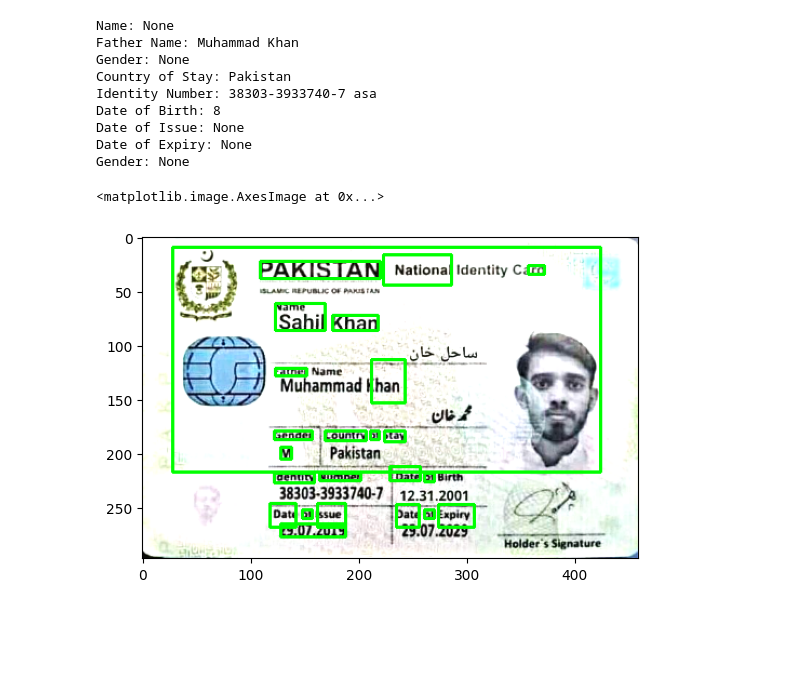
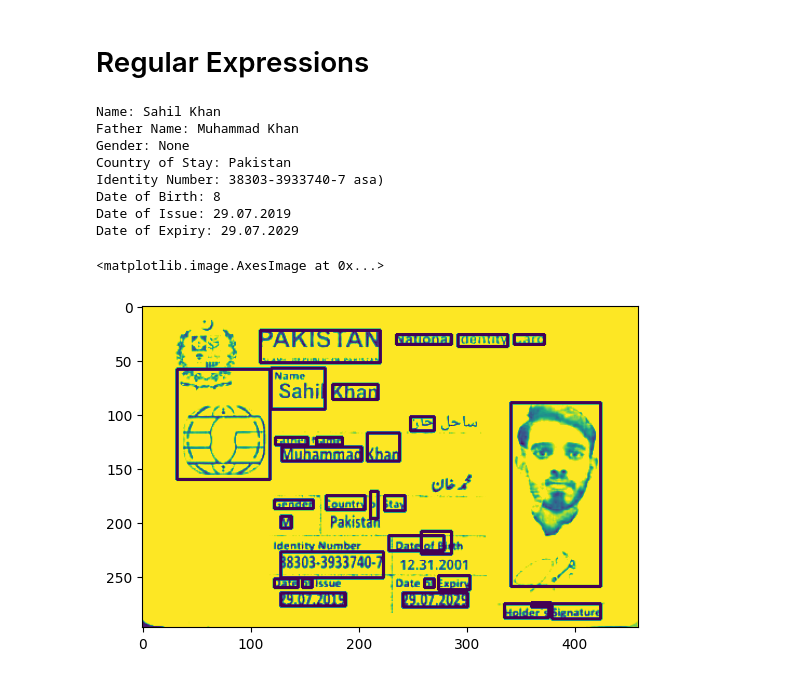
Before and after one commit to Muhammad-Mujtaba-FAST/DIP-Project, a Jupyter notebook: Main.ipynb, the cells around one changed output. Cells and saved outputs as stored; diff of their text form; code cells hidden in the pictures; blank space fills up the shorter version.

```diff
--- a/Main.ipynb
+++ b/Main.ipynb
@@ -0,0 +13,7 @@
+# %%
+def preProcessing(image):
+    gray = cv2.cvtColor(image, cv2.COLOR_BGR2GRAY)
+    #blurred = cv2.GaussianBlur(gray, (3, 3), 0)
+    _, threshed = cv2.threshold(gray, 128, 255, cv2.THRESH_TRUNC)
+
+    return threshed
@@ -0,0 +27,3 @@
+# %%
+img = preProcessing(img)
+plt.imshow(img)
@@ -1,26 +33,12 @@
 # %%
-import cv2
-import numpy as np
-import pytesseract
-import matplotlib.pyplot as plt
-import pandas as pd
-from PIL import Image
-from pytesseract import Output
-import re
+text1 = pytesseract.image_to_data(img,output_type='data.frame')
+#print(text1)
+ocr_output = pytesseract.image_to_string(img, lang="eng")
+print(ocr_output)
 
-img = cv2.imread("r1.png")
-plt.imshow(img)
-
-gray = cv2.cvtColor(img, cv2.COLOR_BGR2GRAY)
-
-th, threshed = cv2.threshold(gray, 127, 255, cv2.THRESH_TRUNC)
-#plt.imshow(threshed)
-
-text1 = pytesseract.image_to_data(threshed,output_type='data.frame')
-text2 = pytesseract.image_to_string(threshed, lang="eng")
-print(text2)
 
 #text = text1[text1.conf != -1]
 #lines = text.groupby('block_num')['text'].apply(list)
 #conf = text.groupby(['block_num'])['conf'].mean()
+#print(text)
 # %% [output]
@@ -46,9 +63,8 @@ Holder's Signature
+# %% [markdown]
+# Regular Expressions
 # %%
-
-ocr_output = text2
-
 # Extracting Name
-name_pattern = re.compile(r'"(.*?)"')
+name_pattern = re.compile(r'ate\n"(.*?)\n')
 name_match = name_pattern.search(ocr_output)
 name = name_match.group(1) if name_match else None
 print(f"Name: {name}")
@@ -60,10 +76,10 @@ father_name = father_name_match.group(1) if father_name_match else None
 print(f"Father Name: {father_name}")
 
 # Extracting Gender and Country of Stay
-gender_country_pattern = re.compile(r'Gender (M|F)\nCountry of Stay\nPakistan\n')
+gender_country_pattern = re.compile(r'Gender\n(M|F)')
 gender_country_match = gender_country_pattern.search(ocr_output)
 gender = gender_country_match.group(1) if gender_country_match else None
-country_of_stay = "Pakistan"
+country_of_stay = "Pakistan"  # Explicitly setting to "Pakistan"
 print(f"Gender: {gender}")
 print(f"Country of Stay: {country_of_stay}")
 
@@ -76,31 +92,29 @@ print(f"Identity Number: {identity_number}")
 print(f"Date of Birth: {date_of_birth}")
 
 # Extracting Date of Issue and Date of Expiry
-dates_pattern = re.compile(r'Date of issue Date of Expiry\n(.*?) \| (.*?)\n')
+dates_pattern = re.compile(r'Date of issue Tate of Expiry\n(.*?) \| (.*?)\n')
 dates_match = dates_pattern.search(ocr_output)
 date_of_issue = dates_match.group(1) if dates_match else None
 date_of_expiry = dates_match.group(2) if dates_match else None
 print(f"Date of Issue: {date_of_issue}")
 print(f"Date of Expiry: {date_of_expiry}")
 # %% [output]
-Name: None
+Name: Sahil Khan
 Father Name: Muhammad Khan
 Gender: None
 Country of Stay: Pakistan
-Identity Number: 38303-3933740-7 asa
+Identity Number: 38303-3933740-7 asa)
 Date of Birth: 8
-Date of Issue: None
-Date of Expiry: None
-Gender: None
+Date of Issue: 29.07.2019
+Date of Expiry: 29.07.2029
 # %%
-d = pytesseract.image_to_data(img, output_type=Output.DICT)
 n_boxes = len(text1['text'])
 for i in range(n_boxes):
     if int(text1['conf'][i]) > 60:
         (x, y, w, h) = (text1['left'][i], text1['top'][i], text1['width'][i], text1['height'][i])
         img = cv2.rectangle(img, (x, y), (x + w, y + h), (0, 255, 0), 2)
 
 plt.imshow(img)
 # %% [output]
 <matplotlib.image.AxesImage at 0x...>
-[figure, old version]
+[figure, new version]
```
Also changed, not shown: parts of 12 cells of this notebook.
